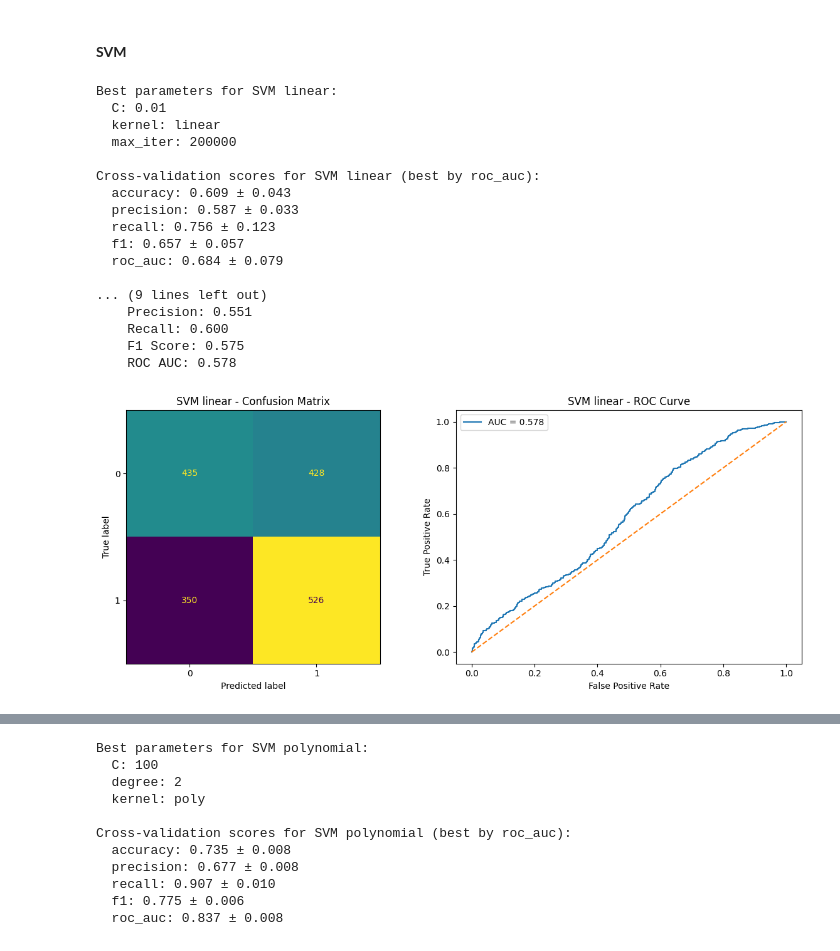
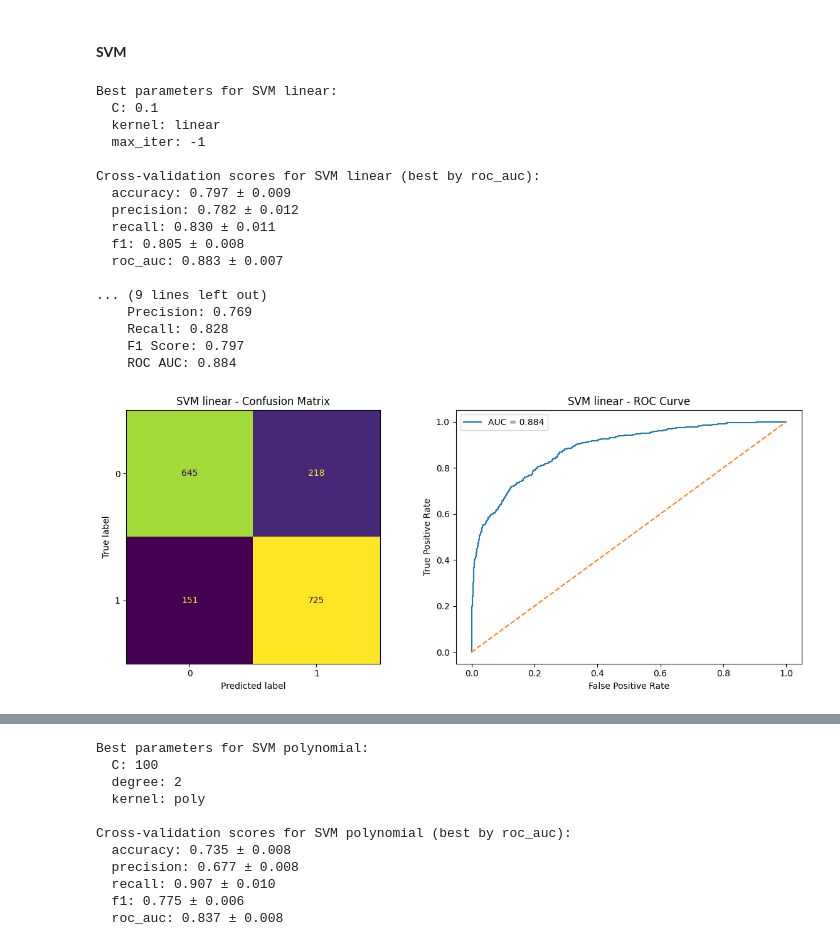
Before and after one commit to YarinArava/SpaceShipTitanic_FinalProject, a Jupyter notebook: Spaceship_Titanic_corrected.ipynb, the cells around one changed output, grey strips where cells are left out. Saved outputs shown, nothing was run; the diff lists cells and outputs as text; code cells hidden in the pictures.

```diff
--- a/Spaceship_Titanic_corrected.ipynb
+++ b/Spaceship_Titanic_corrected.ipynb
@@ -2316,41 +2349,41 @@ Cross-validation scores for Random Forest (best by roc_auc):
 # %%
 svm_linear = SVC(probability=False)
 param_linear = {
     "kernel": ["linear"],
     "C": [0.01, 0.1, 1, 10, 100],
-    "max_iter": [10000, 50000, 100000, 200000]
+    "max_iter": [-1, 10000, 50000, 100000, 200000]
 }
 
 SVM_linear_search, SVM_linear_best_model, SVM_linear_best_params, SVM_linear_cv_results = \
         evaluate_model(svm_linear, param_linear, X_train, y_train)
 print_best_params("SVM linear", SVM_linear_best_params)
 
 print_all_scores_improved("SVM linear", SVM_linear_cv_results, best_by='roc_auc')
 print_all_scores_improved("SVM linear", SVM_linear_cv_results, best_by='f1')
 
 # Visualize performance of the best SVM linear model on the test set
 test_pred = SVM_linear_best_model.predict(X_test)
 test_prob = SVM_linear_best_model.decision_function(X_test)
 
 print("\nTest set performance for SVM linear:")
 comp_all_scores(y_test, test_pred, test_prob)
 plot_cm_and_roc(y_test, test_pred, test_prob, model_name="SVM linear")
 # %% [output]
 Best parameters for SVM linear:
-  C: 0.01
+  C: 0.1
   kernel: linear
-  max_iter: 200000
+  max_iter: -1
 
 Cross-validation scores for SVM linear (best by roc_auc):
-  accuracy: 0.609 ± 0.043
-  precision: 0.587 ± 0.033
-  recall: 0.756 ± 0.123
-  f1: 0.657 ± 0.057
-  roc_auc: 0.684 ± 0.079
+  accuracy: 0.797 ± 0.009
+  precision: 0.782 ± 0.012
+  recall: 0.830 ± 0.011
+  f1: 0.805 ± 0.008
+  roc_auc: 0.883 ± 0.007
 
 ... (9 lines left out)
-    Precision: 0.551
-    Recall: 0.600
-    F1 Score: 0.575
-    ROC AUC: 0.578
+    Precision: 0.769
+    Recall: 0.828
+    F1 Score: 0.797
+    ROC AUC: 0.884
-[figure, old version]
+[figure, new version]
```
Also changed, not shown: parts of 8 cells of this notebook.
